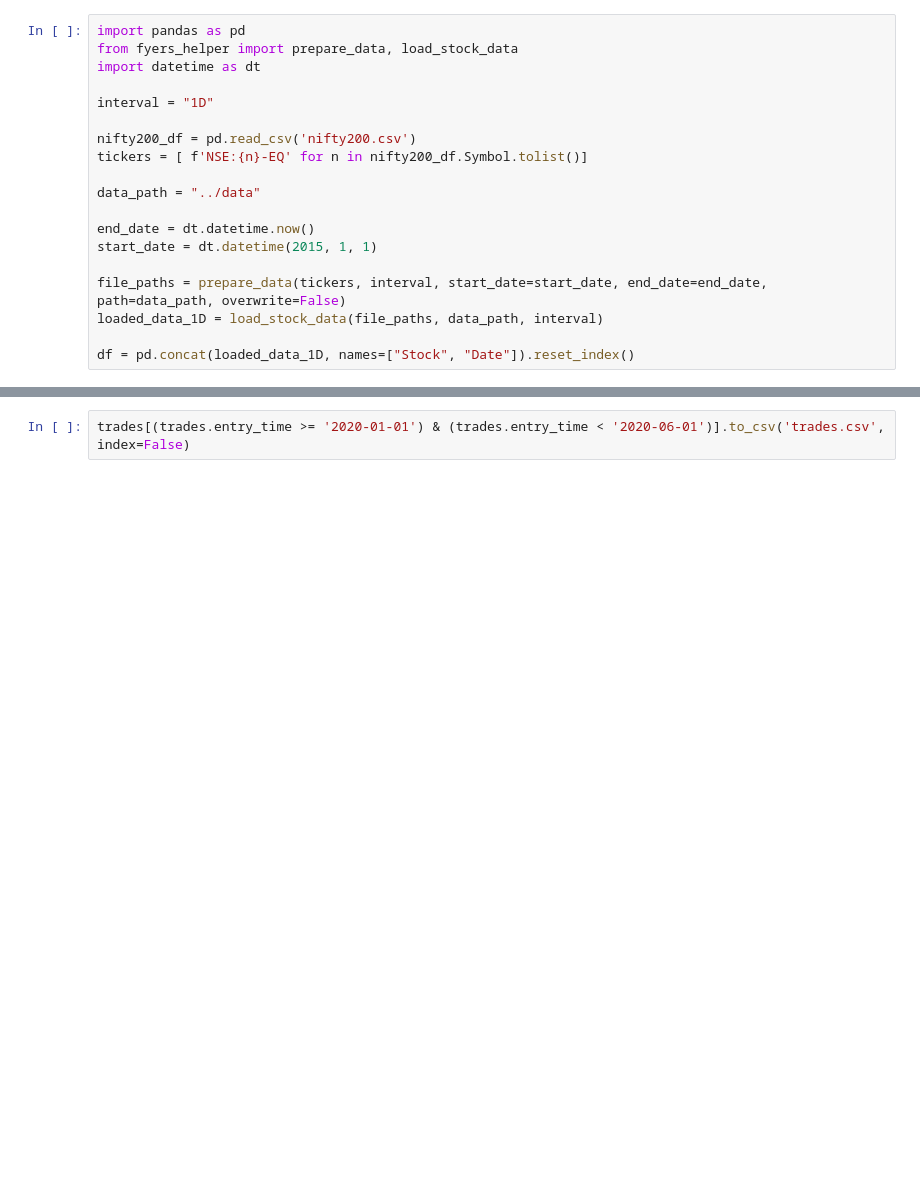
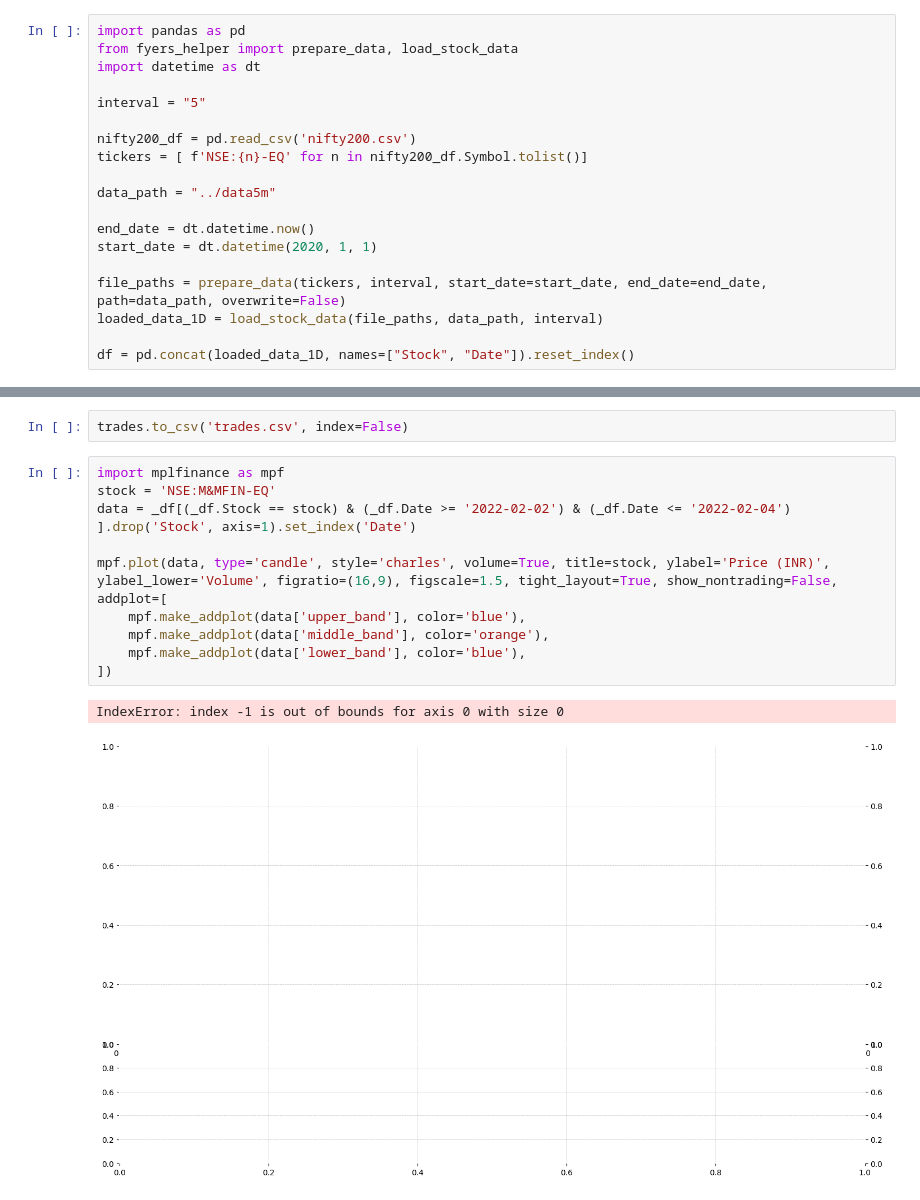
Before and after one commit to wishabhilash/strategy-notebooks, a Jupyter notebook: notebooks/BB-mean-reversion.ipynb, the cells around one changed output, grey strips where cells are left out. Drawn from its saved outputs; the diff is of its cells as text; blank space fills up the shorter version.

```diff
--- a/notebooks/BB-mean-reversion.ipynb
+++ b/notebooks/BB-mean-reversion.ipynb
@@ -3,15 +3,15 @@ import pandas as pd
 from fyers_helper import prepare_data, load_stock_data
 import datetime as dt
 
-interval = "1D"
+interval = "5"
 
 nifty200_df = pd.read_csv('nifty200.csv')
 tickers = [ f'NSE:{n}-EQ' for n in nifty200_df.Symbol.tolist()]
 
-data_path = "../data"
+data_path = "../data5m"
 
 end_date = dt.datetime.now()
-start_date = dt.datetime(2015, 1, 1)
+start_date = dt.datetime(2020, 1, 1)
 
 file_paths = prepare_data(tickers, interval, start_date=start_date, end_date=end_date, path=data_path, overwrite=False)
 loaded_data_1D = load_stock_data(file_paths, data_path, interval)
@@ -128,2 +138,15 @@ show_equity_curve(trades)
-# %%
-trades[(trades.entry_time >= '2020-01-01') & (trades.entry_time < '2020-06-01')].to_csv('trades.csv', index=False)
+# %%
+trades.to_csv('trades.csv', index=False)
+# %%
+import mplfinance as mpf
+stock = 'NSE:M&MFIN-EQ'
+data = _df[(_df.Stock == stock) & (_df.Date >= '2022-02-02') & (_df.Date <= '2022-02-04') ].drop('Stock', axis=1).set_index('Date')
+
+mpf.plot(data, type='candle', style='charles', volume=True, title=stock, ylabel='Price (INR)', ylabel_lower='Volume', figratio=(16,9), figscale=1.5, tight_layout=True, show_nontrading=False, addplot=[
+    mpf.make_addplot(data['upper_band'], color='blue'),
+    mpf.make_addplot(data['middle_band'], color='orange'),
+    mpf.make_addplot(data['lower_band'], color='blue'),
+])
+# %% [output]
+IndexError: index -1 is out of bounds for axis 0 with size 0
+[figure, added]
```
Also changed, not shown: parts of 2 cells of this notebook, 4 other files.
